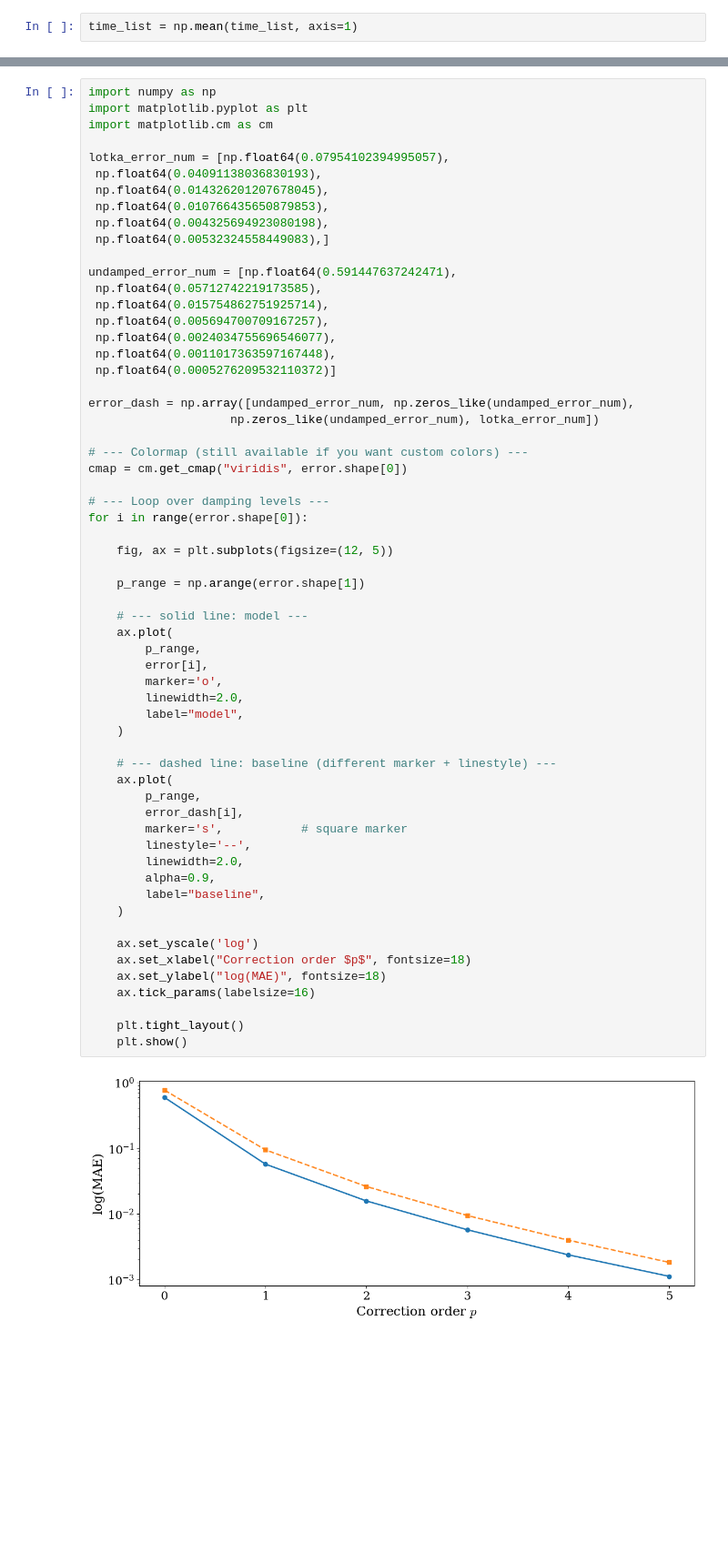
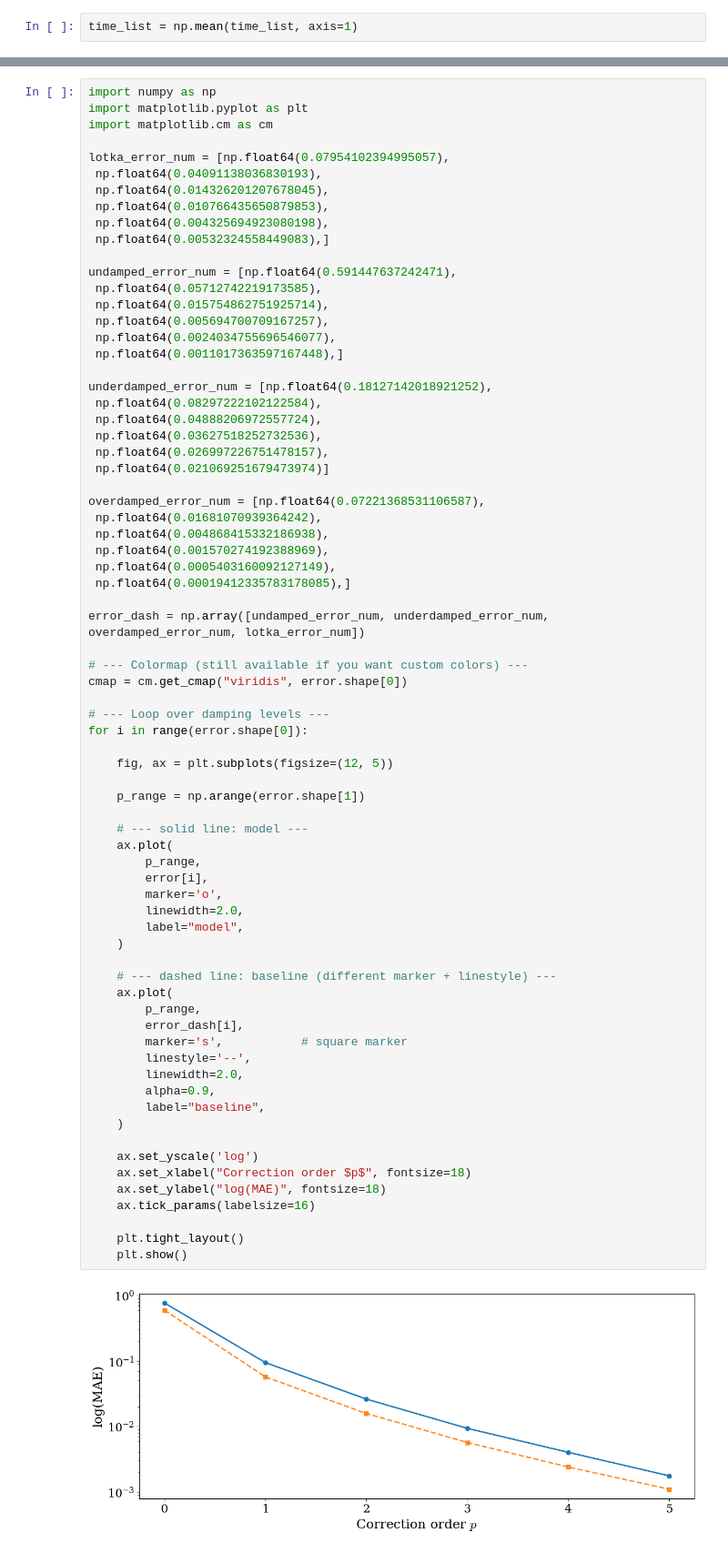
Before and after one commit to esemsc-dda24/PTL-PINNs, a Jupyter notebook: ptlpinns/results/oscillator/time_acc_vs_order.ipynb, the cells around one changed output, grey strips where cells are left out. Shown at 91% size. Drawn from its saved outputs; the diff is of its cells as text; blank space fills up the shorter version.

```diff
--- a/ptlpinns/results/oscillator/time_acc_vs_order.ipynb
+++ b/ptlpinns/results/oscillator/time_acc_vs_order.ipynb
@@ -240,11 +261,23 @@ undamped_error_num = [np.float64(0.591447637242471),
  np.float64(0.015754862751925714),
  np.float64(0.005694700709167257),
  np.float64(0.0024034755696546077),
- np.float64(0.0011017363597167448),
- np.float64(0.0005276209532110372)]
+ np.float64(0.0011017363597167448),]
 
-error_dash = np.array([undamped_error_num, np.zeros_like(undamped_error_num),
-                    np.zeros_like(undamped_error_num), lotka_error_num])
+underdamped_error_num = [np.float64(0.18127142018921252),
+ np.float64(0.08297222102122584),
+ np.float64(0.04888206972557724),
+ np.float64(0.03627518252732536),
+ np.float64(0.026997226751478157),
+ np.float64(0.021069251679473974)]
+
+overdamped_error_num = [np.float64(0.07221368531106587),
+ np.float64(0.01681070939364242),
+ np.float64(0.004868415332186938),
+ np.float64(0.001570274192388969),
+ np.float64(0.0005403160092127149),
+ np.float64(0.00019412335783178085),]
+
+error_dash = np.array([undamped_error_num, underdamped_error_num, overdamped_error_num, lotka_error_num])
 
 # --- Colormap (still available if you want custom colors) ---
 cmap = cm.get_cmap("viridis", error.shape[0])
@@ -257,31 +290,31 @@ for i in range(error.shape[0]):
     p_range = np.arange(error.shape[1])
 
     # --- solid line: model ---
     ax.plot(
         p_range,
         error[i],
         marker='o',
         linewidth=2.0,
         label="model",
     )
 
     # --- dashed line: baseline (different marker + linestyle) ---
     ax.plot(
         p_range,
         error_dash[i],
         marker='s',           # square marker
         linestyle='--',
         linewidth=2.0,
         alpha=0.9,
         label="baseline",
     )
 
     ax.set_yscale('log')
     ax.set_xlabel("Correction order $p$", fontsize=18)
     ax.set_ylabel("log(MAE)", fontsize=18)
     ax.tick_params(labelsize=16)
 
     plt.tight_layout()
     plt.show()
 # %% [output]
-[figure, old version]
+[figure, new version]
```
Also changed, not shown: parts of 5 cells of this notebook, 5 other files.
